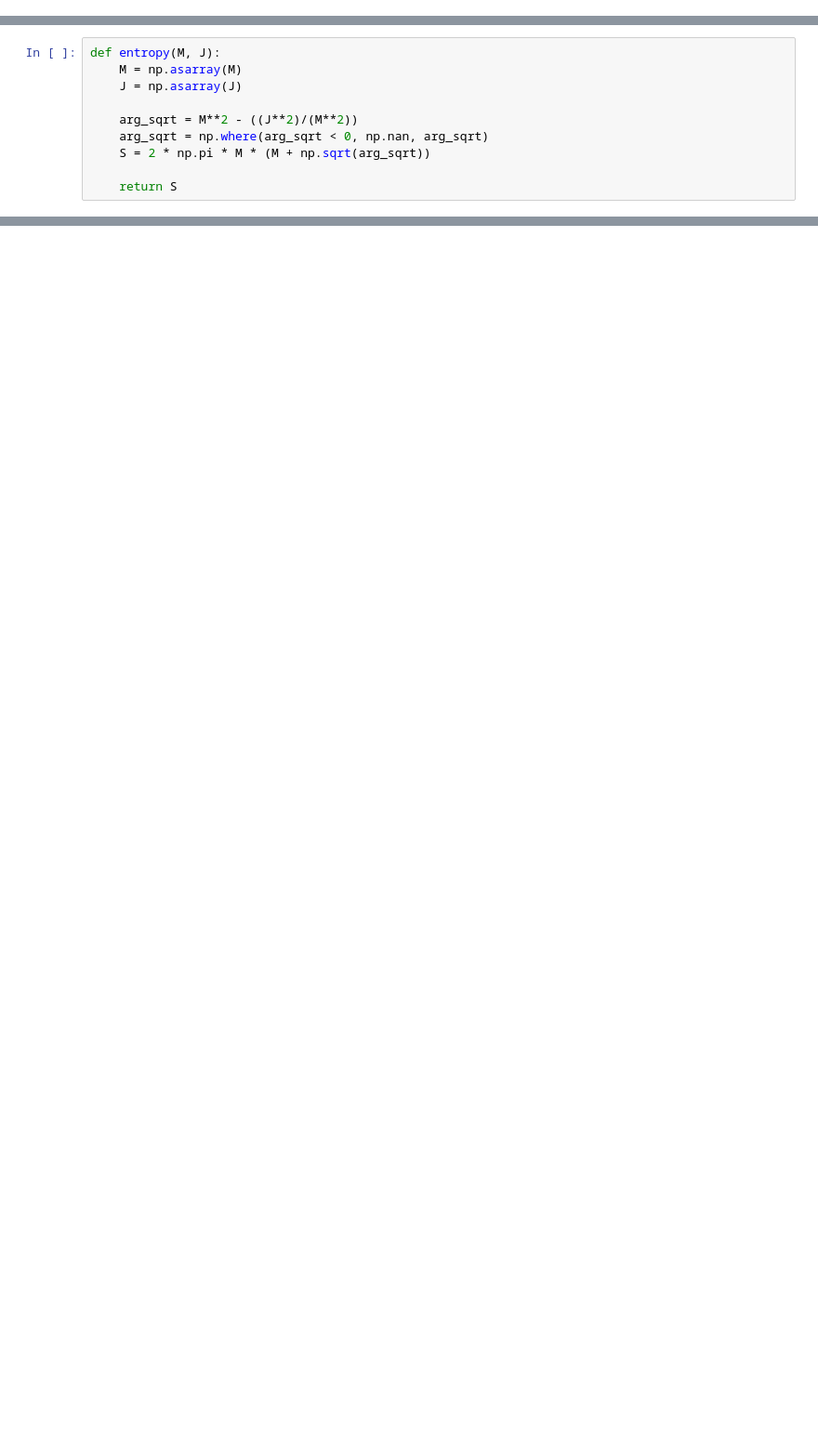
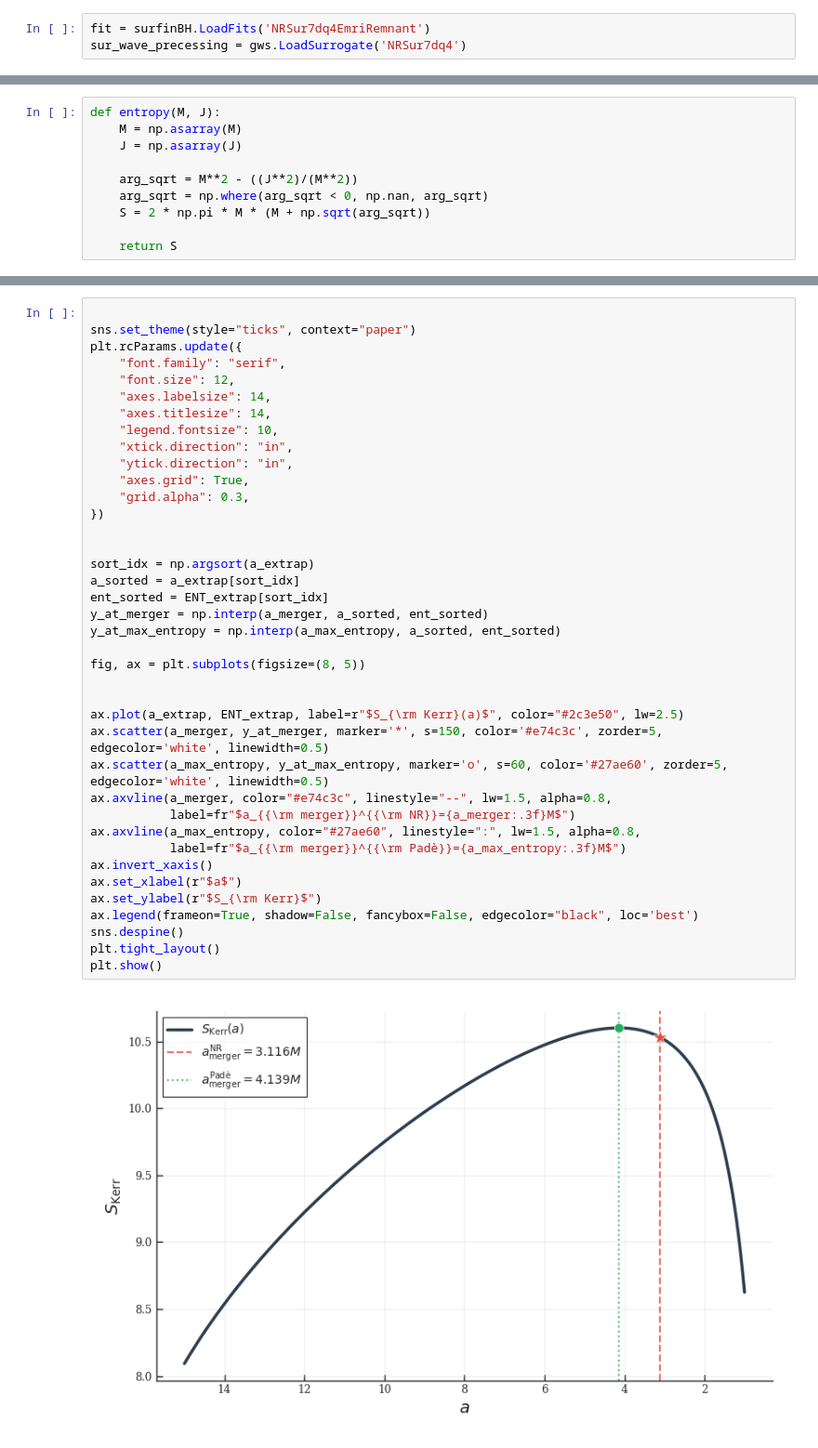
Before and after one commit to giacomobrugali/Entropy-conjecture, a Jupyter notebook: Entropy-conjecture/Newtonian_analysis/0PN_analysis.ipynb, the cells around one changed output, grey strips where cells are left out. Shown at 93% size. Drawn from its saved outputs; the diff is of its cells as text; blank space fills up the shorter version.

```diff
--- a/Entropy-conjecture/Newtonian_analysis/0PN_analysis.ipynb
+++ b/Entropy-conjecture/Newtonian_analysis/0PN_analysis.ipynb
@@ -129,0 +19,3 @@ plt.show()
+# %%
+fit = surfinBH.LoadFits('NRSur7dq4EmriRemnant')
+sur_wave_precessing = gws.LoadSurrogate('NRSur7dq4')
@@ -361,0 +289,41 @@ plt.show()
+# %%
+
+sns.set_theme(style="ticks", context="paper")
+plt.rcParams.update({
+    "font.family": "serif",
+    "font.size": 12,
+    "axes.labelsize": 14,
+    "axes.titlesize": 14,
+    "legend.fontsize": 10,
+    "xtick.direction": "in",
+    "ytick.direction": "in",
+    "axes.grid": True,
+    "grid.alpha": 0.3,
+})
+
+
+sort_idx = np.argsort(a_extrap)
+a_sorted = a_extrap[sort_idx]
+ent_sorted = ENT_extrap[sort_idx]
+y_at_merger = np.interp(a_merger, a_sorted, ent_sorted)
+y_at_max_entropy = np.interp(a_max_entropy, a_sorted, ent_sorted)
+
+fig, ax = plt.subplots(figsize=(8, 5))
+
+
+ax.plot(a_extrap, ENT_extrap, label=r"$S_{\rm Kerr}(a)$", color="#2c3e50", lw=2.5)
+ax.scatter(a_merger, y_at_merger, marker='*', s=150, color='#e74c3c', zorder=5, edgecolor='white', linewidth=0.5)
+ax.scatter(a_max_entropy, y_at_max_entropy, marker='o', s=60, color='#27ae60', zorder=5, edgecolor='white', linewidth=0.5)
+ax.axvline(a_merger, color="#e74c3c", linestyle="--", lw=1.5, alpha=0.8,
+           label=fr"$a_{{\rm merger}}^{{\rm NR}}={a_merger:.3f}M$")
+ax.axvline(a_max_entropy, color="#27ae60", linestyle=":", lw=1.5, alpha=0.8,
+           label=fr"$a_{{\rm merger}}^{{\rm Padè}}={a_max_entropy:.3f}M$")
+ax.invert_xaxis()
+ax.set_xlabel(r"$a$")
+ax.set_ylabel(r"$S_{\rm Kerr}$")
+ax.legend(frameon=True, shadow=False, fancybox=False, edgecolor="black", loc='best')
+sns.despine()
+plt.tight_layout()
+plt.show()
+# %% [output]
+[figure, added]
```
Also changed, not shown: parts of 25 cells of this notebook, 1 other file.
